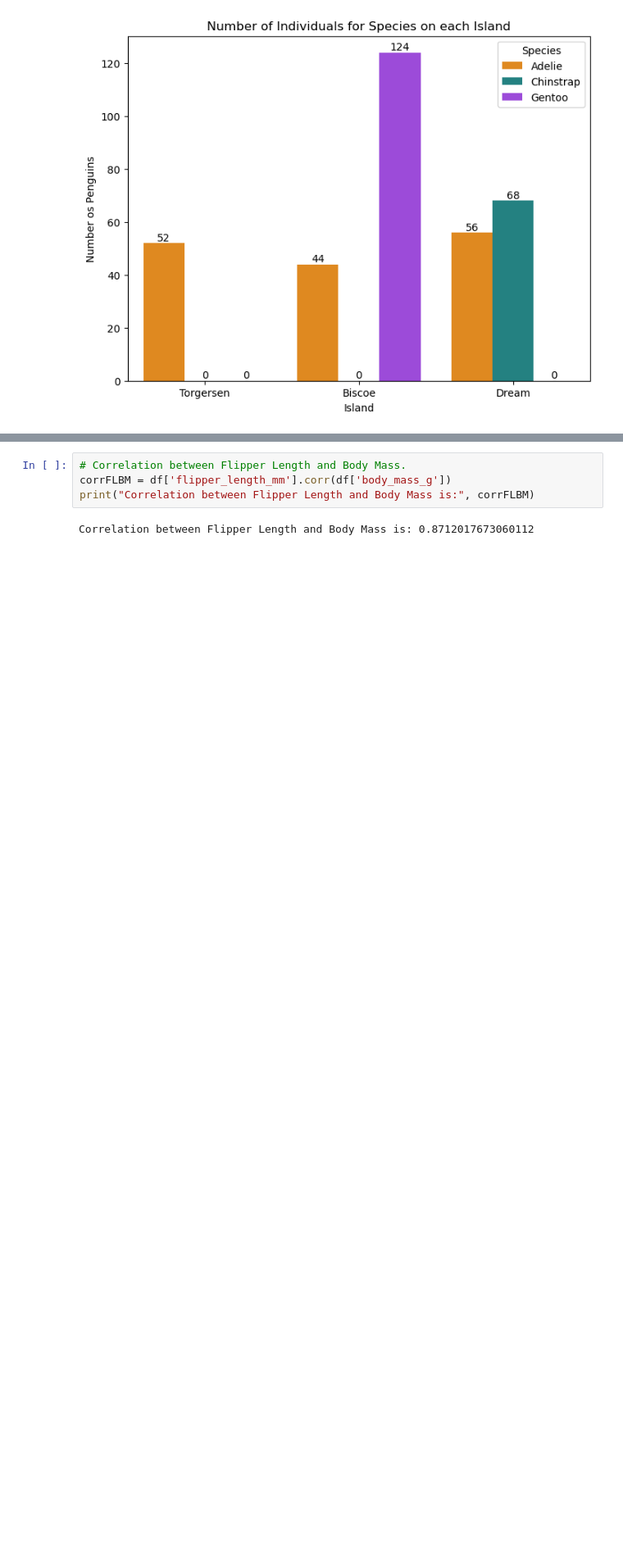
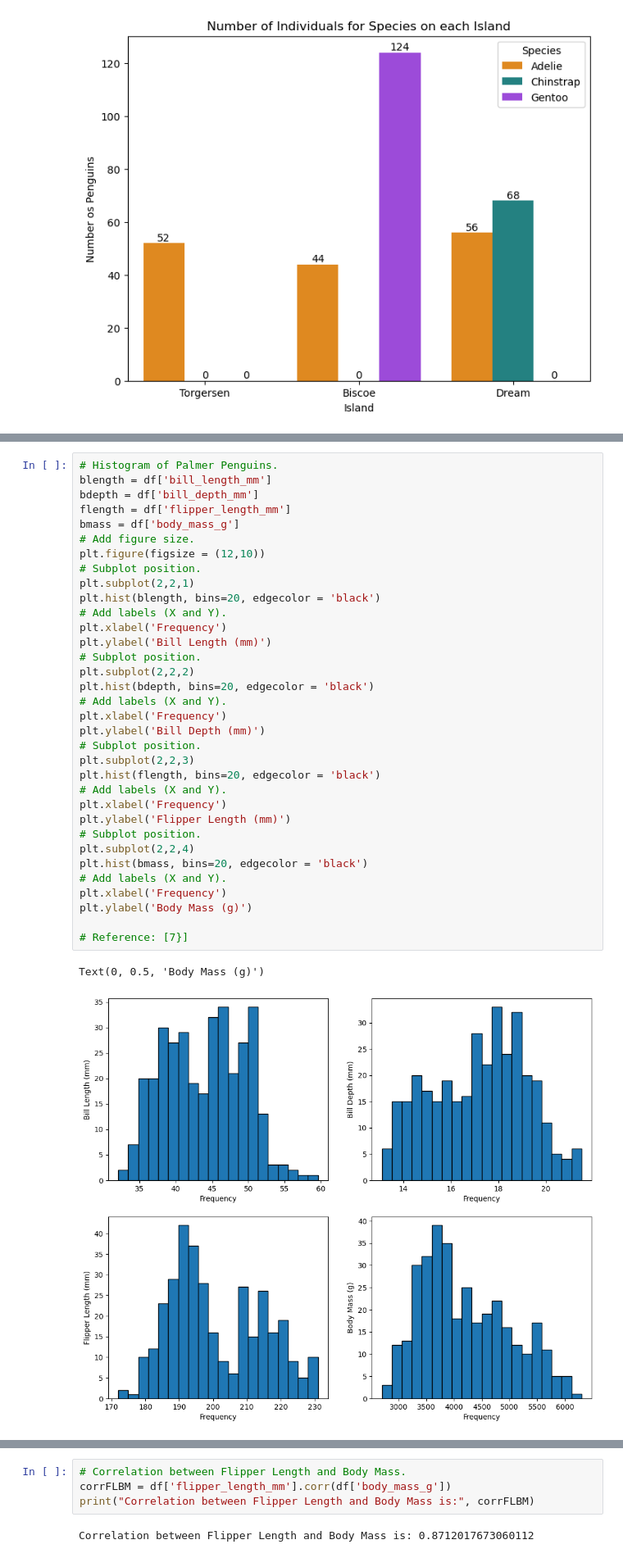
Before and after one commit to RodrigoDMU/MyWorkPDA-Project, a Jupyter notebook: penguins.ipynb, the cells around one changed output, grey strips where cells are left out. Shown at 82% size. Drawn from its saved outputs; the diff is of its cells as text; blank space fills up the shorter version.

```diff
--- a/penguins.ipynb
+++ b/penguins.ipynb
@@ -234,0 +242,37 @@ for container in ax.containers:
+# %%
+# Histogram of Palmer Penguins.
+blength = df['bill_length_mm']
+bdepth = df['bill_depth_mm']
+flength = df['flipper_length_mm']
+bmass = df['body_mass_g']
+# Add figure size.
+plt.figure(figsize = (12,10))
+# Subplot position.
+plt.subplot(2,2,1)
+plt.hist(blength, bins=20, edgecolor = 'black')
+# Add labels (X and Y).
+plt.xlabel('Frequency')
+plt.ylabel('Bill Length (mm)')
+# Subplot position.
+plt.subplot(2,2,2)
+plt.hist(bdepth, bins=20, edgecolor = 'black')
+# Add labels (X and Y).
+plt.xlabel('Frequency')
+plt.ylabel('Bill Depth (mm)')
+# Subplot position.
+plt.subplot(2,2,3)
+plt.hist(flength, bins=20, edgecolor = 'black')
+# Add labels (X and Y).
+plt.xlabel('Frequency')
+plt.ylabel('Flipper Length (mm)')
+# Subplot position.
+plt.subplot(2,2,4)
+plt.hist(bmass, bins=20, edgecolor = 'black')
+# Add labels (X and Y).
+plt.xlabel('Frequency')
+plt.ylabel('Body Mass (g)')
+
+# Reference: [7}]
+# %% [output]
+Text(0, 0.5, 'Body Mass (g)')
+[figure, added]
```
Also changed, not shown: parts of 10 cells of this notebook.
